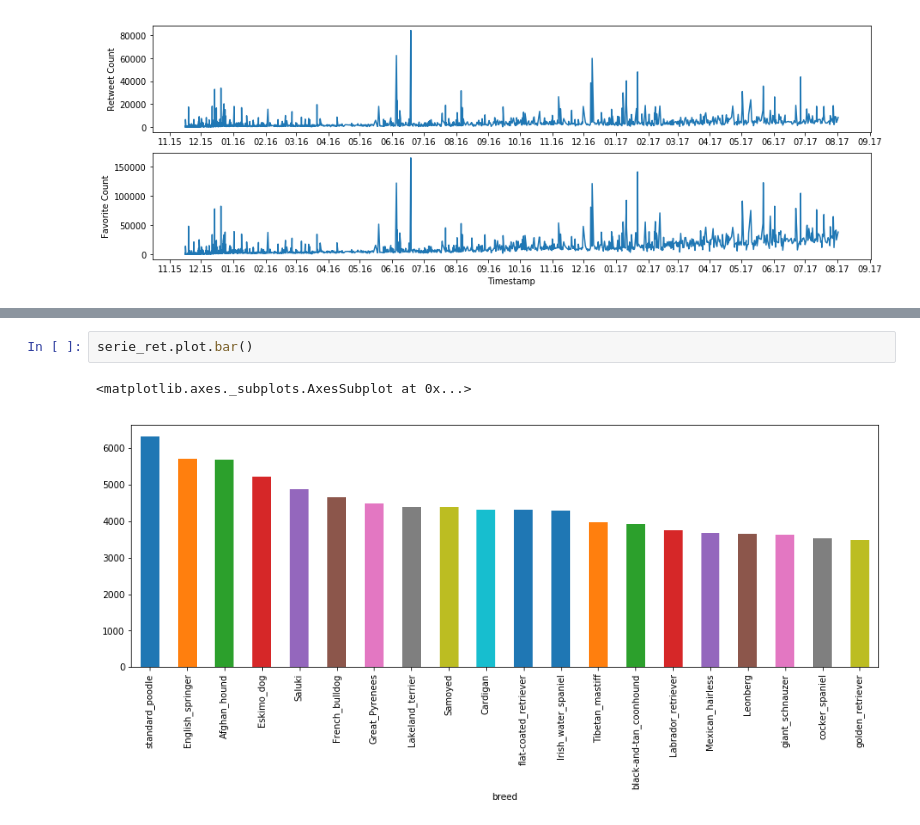
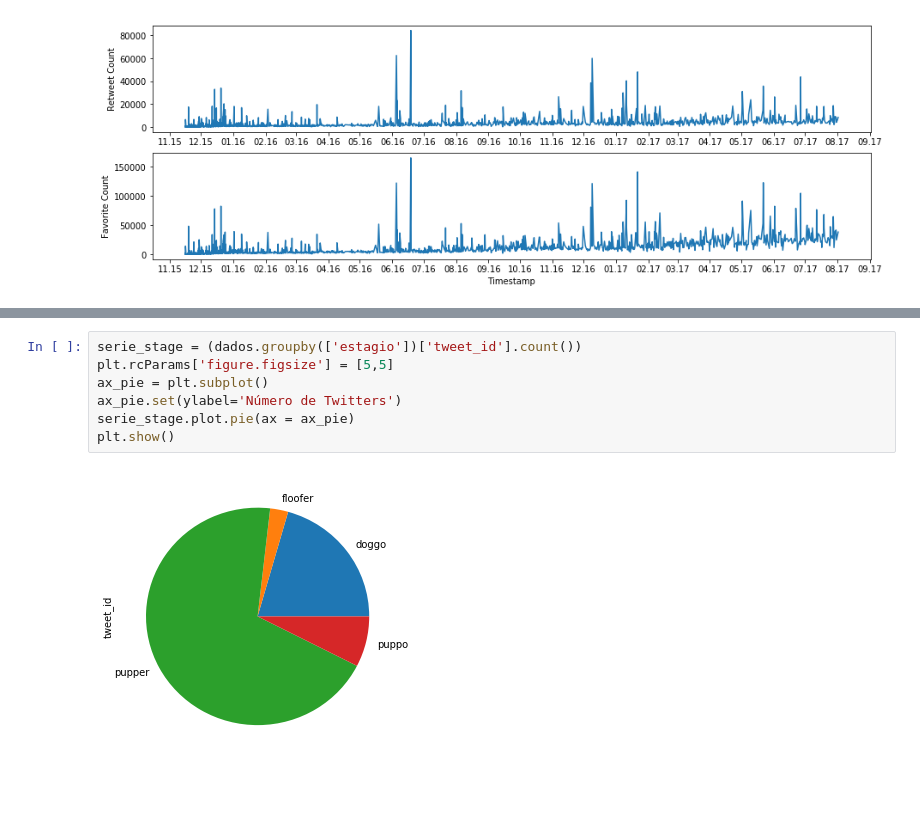
Before and after one commit to samaraluyza/WeRateDogs, a Jupyter notebook: wrangle_act.ipynb, the cells around one changed output, grey strips where cells are left out. Saved outputs shown, nothing was run; the diff lists cells and outputs as text; blank space fills up the shorter version.

Commit message:
Analise dos dados 2

```diff
--- a/wrangle_act.ipynb
+++ b/wrangle_act.ipynb
@@ -611,5 +623,9 @@ serie_fav.plot.bar()
-# %%
-serie_ret.plot.bar()
-# %% [output]
-<matplotlib.axes._subplots.AxesSubplot at 0x...>
-[figure, removed]
+# %%
+serie_stage = (dados.groupby(['estagio'])['tweet_id'].count())
+plt.rcParams['figure.figsize'] = [5,5]
+ax_pie = plt.subplot()
+ax_pie.set(ylabel='Número de Twitters')
+serie_stage.plot.pie(ax = ax_pie)
+plt.show()
+# %% [output]
+[figure, added]
```
Also changed, not shown: parts of 8 cells of this notebook, 1 other file.
